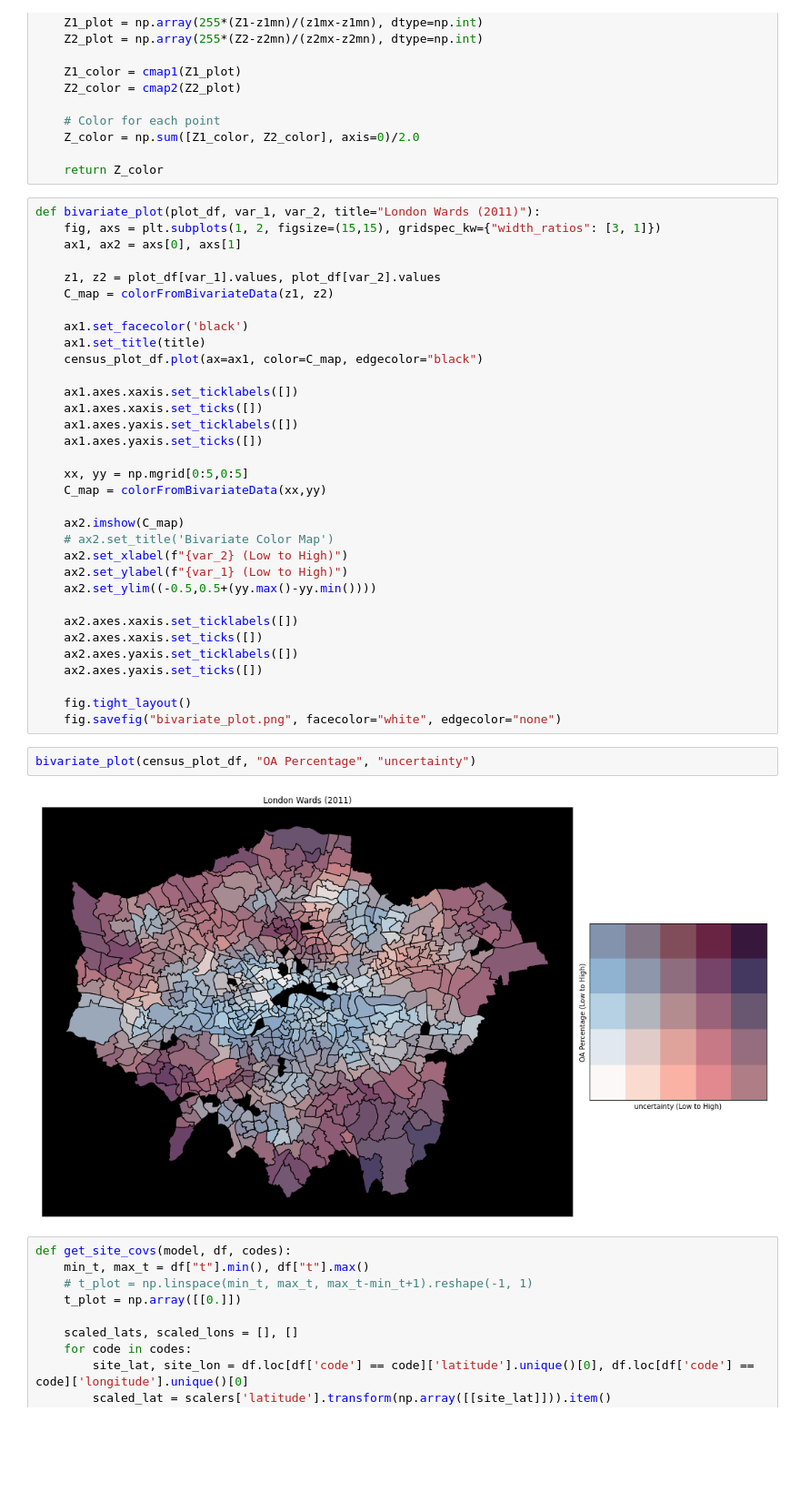
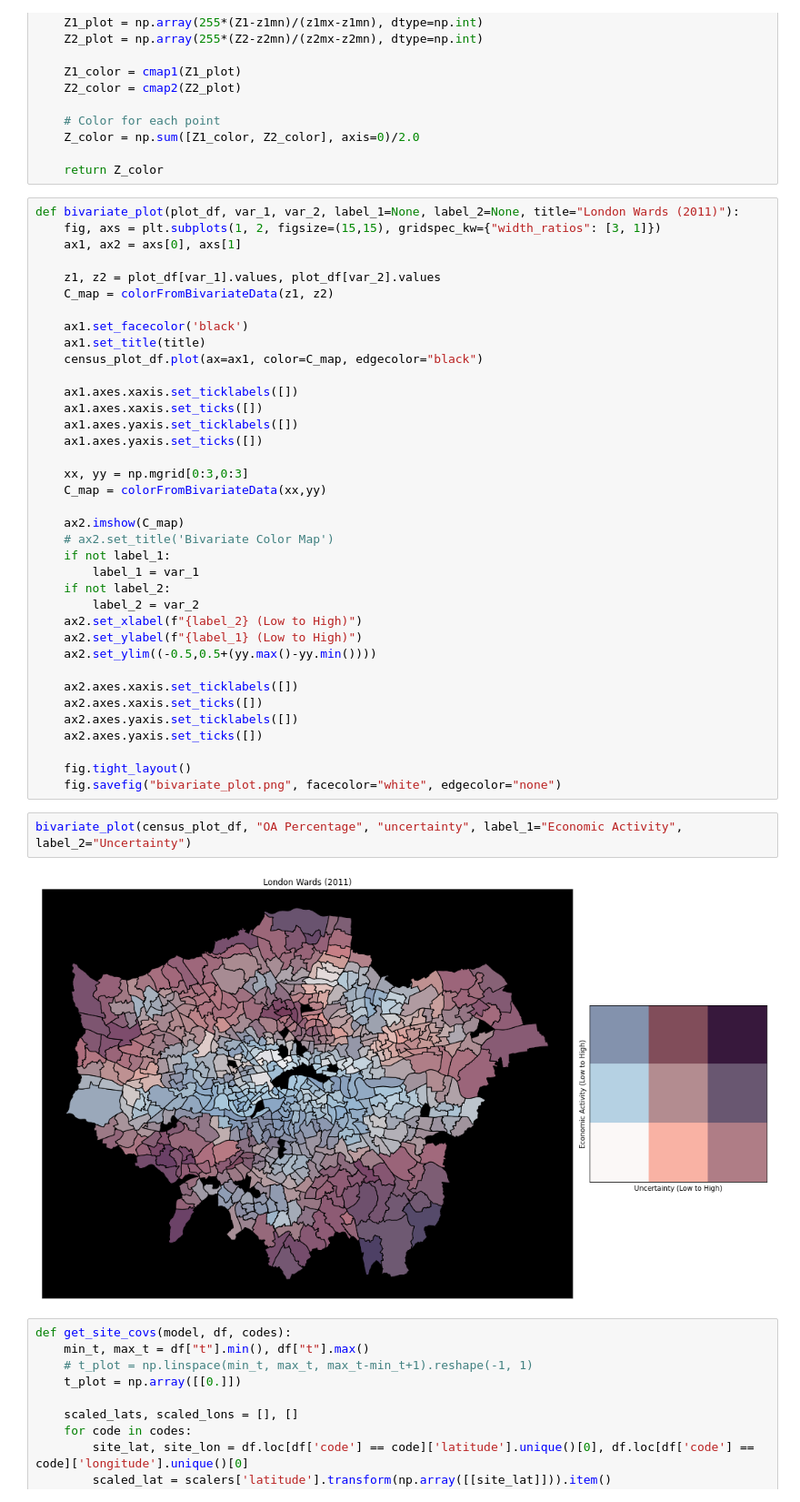
Before and after one commit to bikeclub51/london-aq, a Jupyter notebook: code/gp-models/stsvgp.ipynb, the cells around one changed output. Shown: that part at 91% size. Cells and saved outputs as stored; diff of their text form; blank space fills up the shorter version.

```diff
--- a/code/gp-models/stsvgp.ipynb
+++ b/code/gp-models/stsvgp.ipynb
@@ -653,7 +660,7 @@ def colorFromBivariateData(Z1, Z2, cmap1=plt.cm.Blues, cmap2=plt.cm.Reds):
 
     return Z_color
 # %%
-def bivariate_plot(plot_df, var_1, var_2, title="London Wards (2011)"):
+def bivariate_plot(plot_df, var_1, var_2, label_1=None, label_2=None, title="London Wards (2011)"):
     fig, axs = plt.subplots(1, 2, figsize=(15,15), gridspec_kw={"width_ratios": [3, 1]})
     ax1, ax2 = axs[0], axs[1]
 
@@ -669,13 +676,17 @@ def bivariate_plot(plot_df, var_1, var_2, title="London Wards (2011)"):
     ax1.axes.yaxis.set_ticklabels([])
     ax1.axes.yaxis.set_ticks([])
 
-    xx, yy = np.mgrid[0:5,0:5]
+    xx, yy = np.mgrid[0:3,0:3]
     C_map = colorFromBivariateData(xx,yy)
 
     ax2.imshow(C_map)
     # ax2.set_title('Bivariate Color Map')
-    ax2.set_xlabel(f"{var_2} (Low to High)")
-    ax2.set_ylabel(f"{var_1} (Low to High)")
+    if not label_1:
+        label_1 = var_1
+    if not label_2:
+        label_2 = var_2
+    ax2.set_xlabel(f"{label_2} (Low to High)")
+    ax2.set_ylabel(f"{label_1} (Low to High)")
     ax2.set_ylim((-0.5,0.5+(yy.max()-yy.min())))
 
     ax2.axes.xaxis.set_ticklabels([])
@@ -686,9 +697,9 @@ def bivariate_plot(plot_df, var_1, var_2, title="London Wards (2011)"):
     fig.tight_layout()
     fig.savefig("bivariate_plot.png", facecolor="white", edgecolor="none")
 # %%
-bivariate_plot(census_plot_df, "OA Percentage", "uncertainty")
+bivariate_plot(census_plot_df, "OA Percentage", "uncertainty", label_1="Economic Activity", label_2="Uncertainty")
 # %% [output]
-[figure, old version]
+[figure, new version]
 # %%
 def get_site_covs(model, df, codes):
     min_t, max_t = df["t"].min(), df["t"].max()
```
Also changed, not shown: parts of 4 cells of this notebook, 1 other file.
